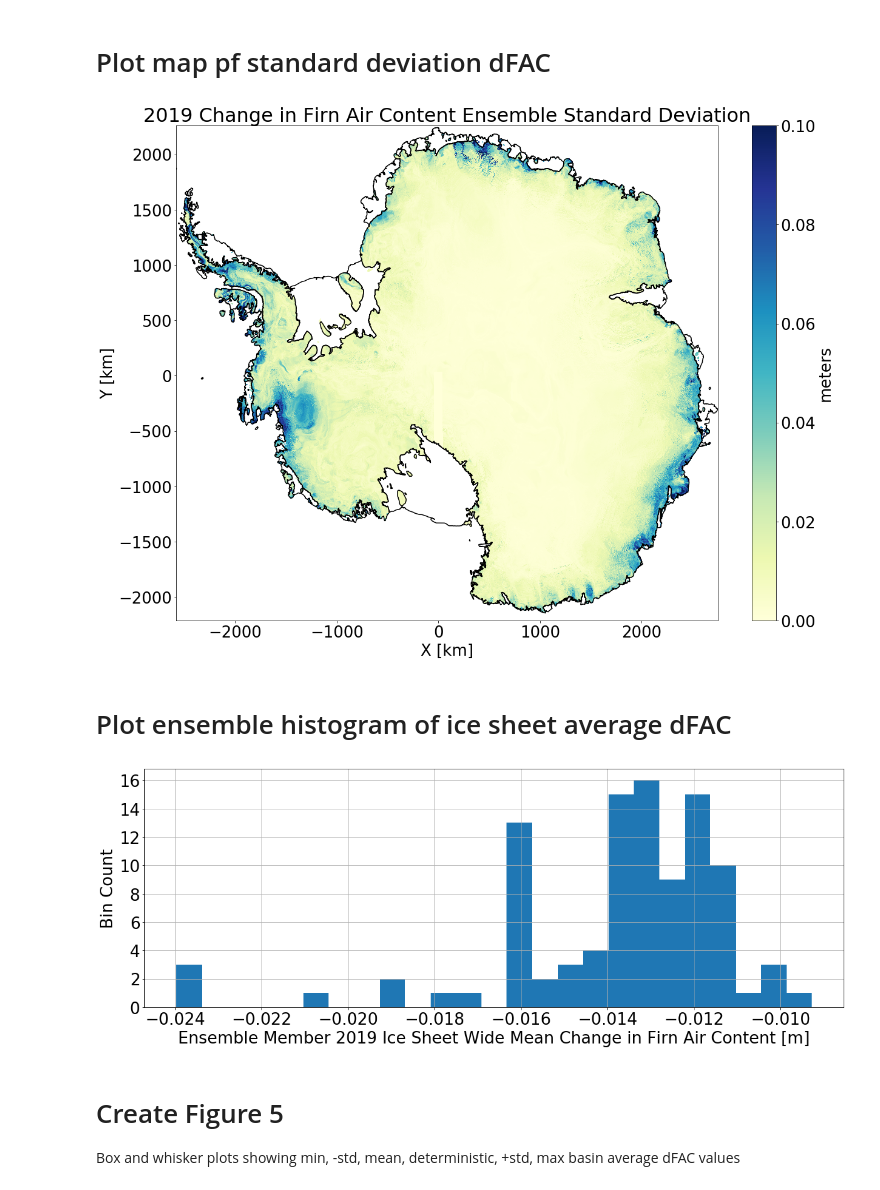
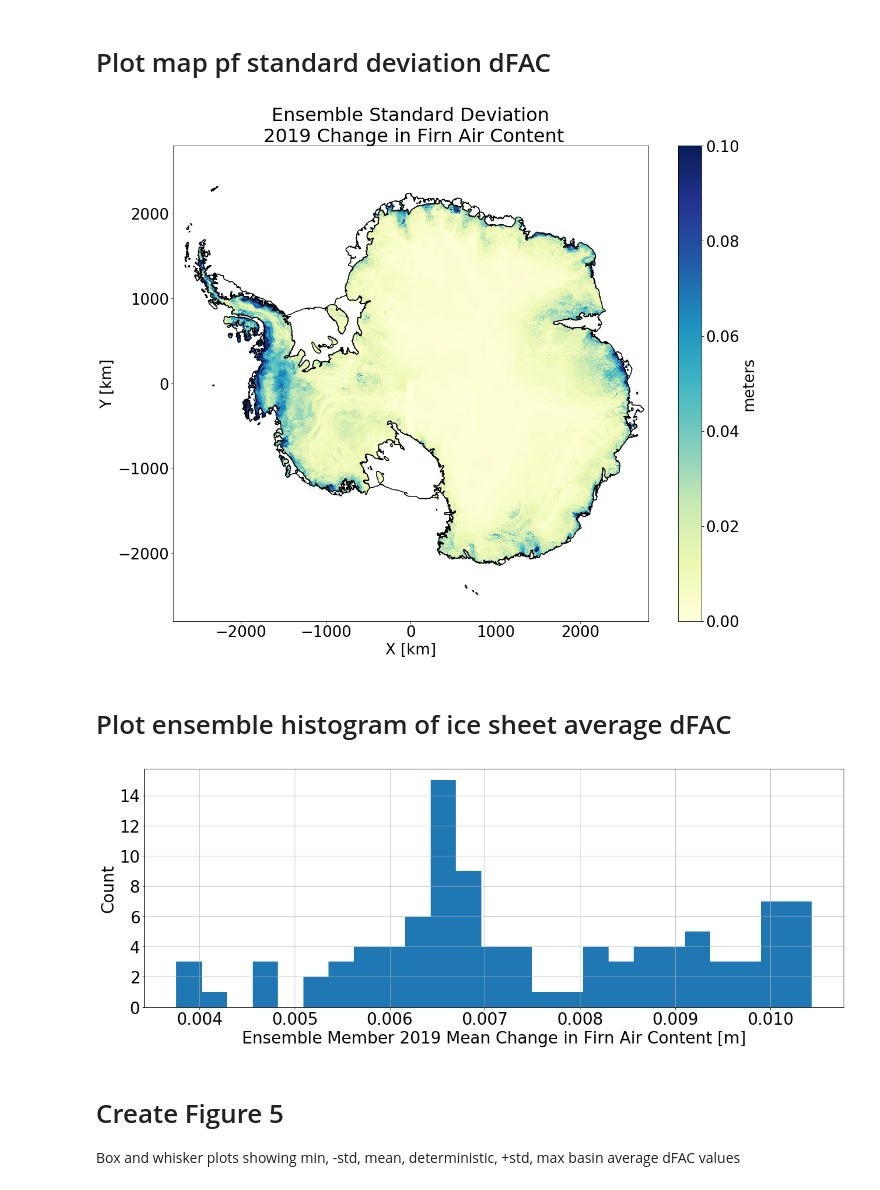
Before and after one commit to EricKeenan/mass-balance, a Jupyter notebook: notebooks/Figure_4-5.ipynb, the cells around one changed output. Drawn from its saved outputs; the diff is of its cells as text; code cells hidden in the pictures.

```diff
--- a/notebooks/Figure_4-5.ipynb
+++ b/notebooks/Figure_4-5.ipynb
@@ -22,9 +22,11 @@ from osgeo import osr
 # ATL15
 src_path = "ATL15_AA_0311_01km_001_01.nc"
 ds = xr.open_dataset(src_path, group='delta_h')
-indf = 5
-ind0 = 1
+indf = 9
+ind0 = 5
 dh = ds['delta_h'][indf,:,:] - ds['delta_h'][ind0,:,:]
+print(ds['time'][ind0].values)
+print(ds['time'][indf].values)
 
 # SMB Perturbation
 M2_RF = xr.open_dataset("RF_Snow_Red_prelim.nc")['IS2_opt']
@@ -40,8 +45,8 @@ dh = dh * grounded_mask * M2_RF
 # %% [markdown]
 # Load in ensemble dFAC solutions
 # %%
-dFAC = np.load("Inference_Y_ensemble.npy")
-dFAC_deterministic = np.load("Inference_Y.npy")
+dFAC = np.load("2020_Inference_Y_ensemble.npy")
+dFAC_deterministic = np.load("2020_Inference_Y.npy")
 print(dFAC.shape)
 print(dFAC_deterministic.shape)
 # %% [output]
@@ -66,34 +76,35 @@ n_poly = len(df['geometry'])
 # %%
 # dFAC
 # lim = np.max(np.abs(dFAC_std))
 lim = 0.1
+axis_lim = 2800
 
-plt.figure(figsize=(20, 15))
+plt.figure(figsize=(18.25, 15))
 
 for j in range(0, n_poly):
     x_poly, y_poly = df['geometry'][j].exterior.coords.xy
     x_poly = np.array(x_poly)
     y_poly = np.array(y_poly)
     x_poly = np.append(x_poly/1000, x_poly[0]/1000)
     y_poly = np.append(y_poly/1000, y_poly[0]/1000)
     plt.plot(x_poly, y_poly, 'k-')
 
 plt.pcolormesh(dFAC_std['x']/1000, dFAC_std['y']/1000, \
            dFAC_std, cmap=YlGnBu_9.mpl_colormap, \
           vmin=0, vmax=lim, rasterized=True)
 cb = plt.colorbar()
 cb.set_label("meters", fontsize=26)
 cb.ax.tick_params(labelsize=26)
 plt.xlabel("X [km]", fontsize=26)
 plt.ylabel("Y [km]", fontsize=26)
 plt.xticks(fontsize=26)
 plt.yticks(fontsize=26)
-plt.title("2019 Change in Firn Air Content Ensemble Standard Deviation", fontsize=32)
-plt.xlim([dFAC_std['x'].min()/1000-55, dFAC_std['x'].max()/1000+55])
-plt.ylim([dFAC_std['y'].min()/1000-35, dFAC_std['y'].max()/1000+35])
+plt.title("Ensemble Standard Deviation\n 2019 Change in Firn Air Content", fontsize=32)
+plt.xlim([-axis_lim, axis_lim])
+plt.ylim([-axis_lim, axis_lim])
 plt.savefig("figures/dFAC_std_map_AIS.pdf", dpi=100)
 # %% [output]
-[figure, old version]
+[figure, new version]
 # %% [markdown]
 # Plot ensemble histogram of ice sheet average dFAC
 # %%
@@ -108,12 +119,12 @@ plt.figure(figsize=(20, 7))
 plt.hist(ice_sheet_average_dFAC, bins=25)
 plt.xticks(fontsize=26)
 plt.yticks(fontsize=26)
-plt.xlabel("Ensemble Member 2019 Ice Sheet Wide Mean Change in Firn Air Content [m]", fontsize=26)
-plt.ylabel("Bin Count", fontsize=26)
+plt.xlabel("Ensemble Member 2019 Mean Change in Firn Air Content [m]", fontsize=26)
+plt.ylabel("Count", fontsize=26)
 plt.grid()
 plt.savefig("figures/dFAC_AIS_ensemble.pdf", dpi=100)
 # %% [output]
-[figure, old version]
+[figure, new version]
 # %% [markdown]
 # Create Figure 5
 Box and whisker plots showing min, -std, mean, deterministic, +std, max basin average dFAC values
```
Also changed, not shown: parts of 7 cells of this notebook, 3 other files.
